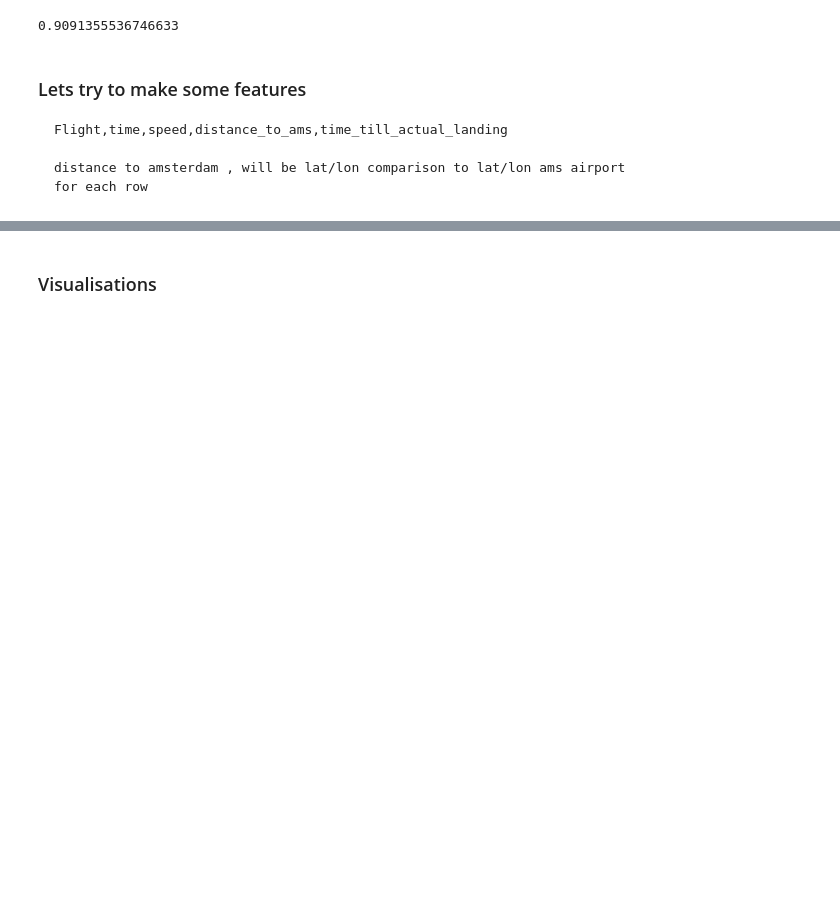
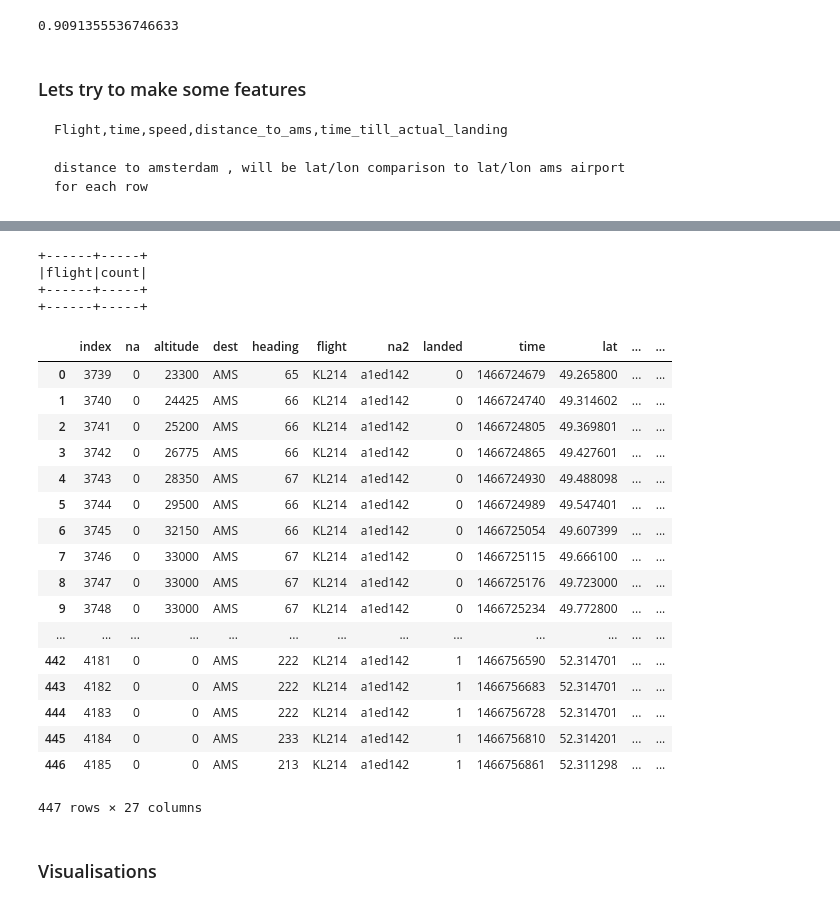
Before and after one commit to michelnossin/pyspark_training_docker, a Jupyter notebook: spark2-jupyter-docker.ipynb, the cells around one changed output, grey strips where cells are left out. Drawn from its saved outputs; the diff is of its cells as text; code cells hidden in the pictures; blank space fills up the shorter version.

```diff
--- a/spark2-jupyter-docker.ipynb
+++ b/spark2-jupyter-docker.ipynb
@@ -880,0 +926,17 @@ df
+# %%
+#now lets adds column to show the landing moment, so delta of the landed column should be +1 .
+#
+from pyspark.sql.functions import col, lag
+from pyspark.sql.window import Window
+
+
+w = Window.partitionBy("flight").orderBy("time")
+
+diff = col("landed").cast("int") - lag("landed", 1).over(w).cast("int")
+
+tracks_touchdown_df = tracks_df.select(["flight","time","heading","landed","registration"]).withColumn("touchdown", diff)
+tracks_touchdown_df = tracks_touchdown_df.where("touchdown == 1").select(col("flight"), \
+                                                                         col("registration"),\
+                                                                         col("heading").alias("runway"), \
+                                                                         col("time").alias("touchdown_time") )
+tracks_touchdown_df.show()
@@ -881,3 +978,43 @@ df
+# %%
+#remove them
+tracks_touchdown_df = tracks_touchdown_df.where("flight != 'HV6118' and flight != 'HV5134' and flight != 'KL1412' and flight != 'HV6332' and flight != 'HV5356' and flight != 'HV5314' and flight != 'TP668' and flight != 'HV6146' ")
+# %%
+#check again
+tracks_touchdown_df.groupby(["flight"]).count().where("count > 1").show()
+# %% [output]
++------+-----+
+|flight|count|
++------+-----+
++------+-----+
+# %%
+#join tracks with our landing table and add column showing time till land
+join_df = tracks_df.join(tracks_touchdown_df,tracks_df.flight == tracks_touchdown_df.flight)
+join_df = join_df.withColumn("time_till_landing",col("touchdown_time") - col("time"))
+# %%
+#get rid of > 7000 sec , so we make sure flights on the next day are not using the landing of current day
+join_df = join_df.where("time_till_landing > -7000")
+# %%
+df = join_df.toPandas().query("flight == 'KL214'").sort_values(['time']).reset_index()
+df
+# %% [output]
+|  | index | na | altitude | dest | heading | flight | na2 | landed | time | lat | ... | ... |
+| 0 | 3739 | 0 | 23300 | AMS | 65 | KL214 | a1ed142 | 0 | 1466724679 | 49.265800 | ... | ... |
+| 1 | 3740 | 0 | 24425 | AMS | 66 | KL214 | a1ed142 | 0 | 1466724740 | 49.314602 | ... | ... |
+| 2 | 3741 | 0 | 25200 | AMS | 66 | KL214 | a1ed142 | 0 | 1466724805 | 49.369801 | ... | ... |
+| 3 | 3742 | 0 | 26775 | AMS | 66 | KL214 | a1ed142 | 0 | 1466724865 | 49.427601 | ... | ... |
+| 4 | 3743 | 0 | 28350 | AMS | 67 | KL214 | a1ed142 | 0 | 1466724930 | 49.488098 | ... | ... |
+| 5 | 3744 | 0 | 29500 | AMS | 66 | KL214 | a1ed142 | 0 | 1466724989 | 49.547401 | ... | ... |
+| 6 | 3745 | 0 | 32150 | AMS | 66 | KL214 | a1ed142 | 0 | 1466725054 | 49.607399 | ... | ... |
+| 7 | 3746 | 0 | 33000 | AMS | 67 | KL214 | a1ed142 | 0 | 1466725115 | 49.666100 | ... | ... |
+| 8 | 3747 | 0 | 33000 | AMS | 67 | KL214 | a1ed142 | 0 | 1466725176 | 49.723000 | ... | ... |
+| 9 | 3748 | 0 | 33000 | AMS | 67 | KL214 | a1ed142 | 0 | 1466725234 | 49.772800 | ... | ... |
+| ... | ... | ... | ... | ... | ... | ... | ... | ... | ... | ... | ... | ... |
+| 442 | 4181 | 0 | 0 | AMS | 222 | KL214 | a1ed142 | 1 | 1466756590 | 52.314701 | ... | ... |
+| 443 | 4182 | 0 | 0 | AMS | 222 | KL214 | a1ed142 | 1 | 1466756683 | 52.314701 | ... | ... |
+| 444 | 4183 | 0 | 0 | AMS | 222 | KL214 | a1ed142 | 1 | 1466756728 | 52.314701 | ... | ... |
+| 445 | 4184 | 0 | 0 | AMS | 233 | KL214 | a1ed142 | 1 | 1466756810 | 52.314201 | ... | ... |
+| 446 | 4185 | 0 | 0 | AMS | 213 | KL214 | a1ed142 | 1 | 1466756861 | 52.311298 | ... | ... |
+447 rows × 27 columns
 # %% [markdown]
 ### Visualisations
 # %%
```
Also changed, not shown: parts of 11 cells of this notebook.
